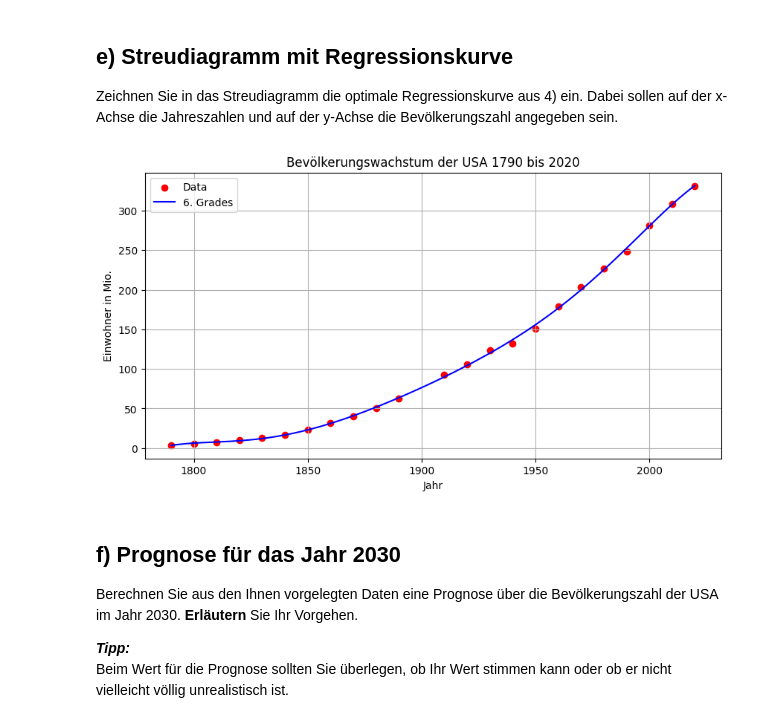
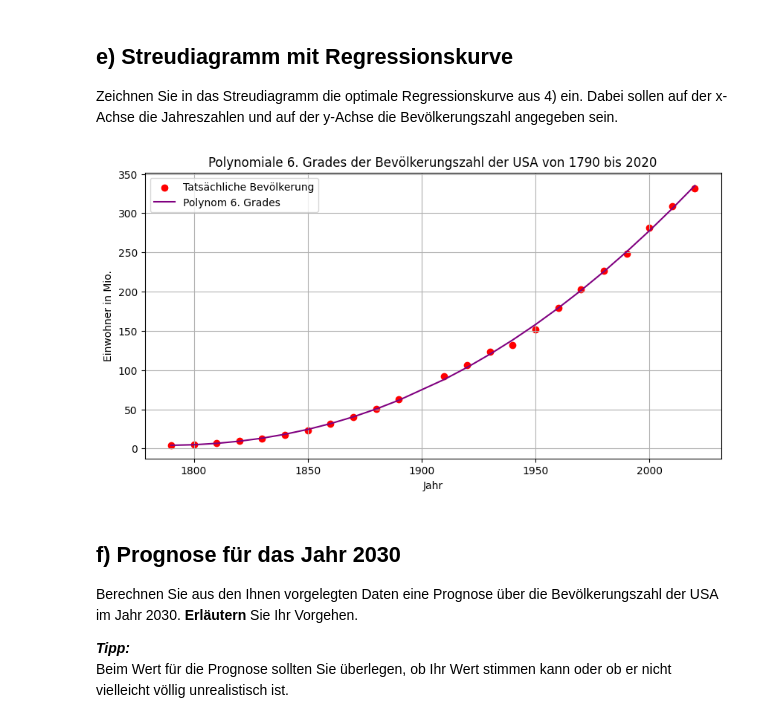
Before and after one commit to Fiusa21/Statistik_Labore, a Jupyter notebook: TestatAufgabe_2.ipynb, the cells around one changed output. Cells and saved outputs as stored; diff of their text form; code cells hidden in the pictures.

```diff
--- a/TestatAufgabe_2.ipynb
+++ b/TestatAufgabe_2.ipynb
@@ -131,17 +187,26 @@ Wählen Sie aus den von Ihnen untersuchten Möglichkeiten die am besten geeignet
 ## e) Streudiagramm mit Regressionskurve
 Zeichnen Sie in das Streudiagramm die optimale Regressionskurve aus 4) ein. Dabei sollen auf der x-Achse die Jahreszahlen und auf der y-Achse die Bevölkerungszahl angegeben sein.
 # %%
+# Sort values
+sort_axis = np.argsort(x.flatten())
+x_sort = x[sort_axis]
+y_pred_poly_2_sort = y_pred_poly_2[sort_axis]
+y_pred_poly_3_sort = y_pred_poly_3[sort_axis]
+y_pred_poly_6_sort = y_pred_poly_6[sort_axis]
+
+
+# Plot
 plt.figure(figsize=(10, 5))
-plt.scatter(x, y, color='red', label='Data')
-plt.plot(x_values, polynomial_func_sixth(x_values), color='blue', label='6. Grades')
+plt.scatter(x, y, color='red', label='Tatsächliche Bevölkerung')
+plt.plot(x_sort, y_pred_poly_6_sort, color='purple', label='Polynom 6. Grades')
 plt.xlabel('Jahr')
 plt.ylabel('Einwohner in Mio.')
-plt.title('Bevölkerungswachstum der USA 1790 bis 2020')
+plt.title('Polynomiale 6. Grades der Bevölkerungszahl der USA von 1790 bis 2020')
 plt.legend()
 plt.grid(True)
 plt.show()
 # %% [output]
-[figure, old version]
+[figure, new version]
 # %% [markdown]
 ## f) Prognose für das Jahr 2030
 Berechnen Sie aus den Ihnen vorgelegten Daten eine Prognose über die Bevölkerungszahl der USA im Jahr 2030. **Erläutern** Sie Ihr Vorgehen.
```
Also changed, not shown: parts of 6 cells of this notebook.
